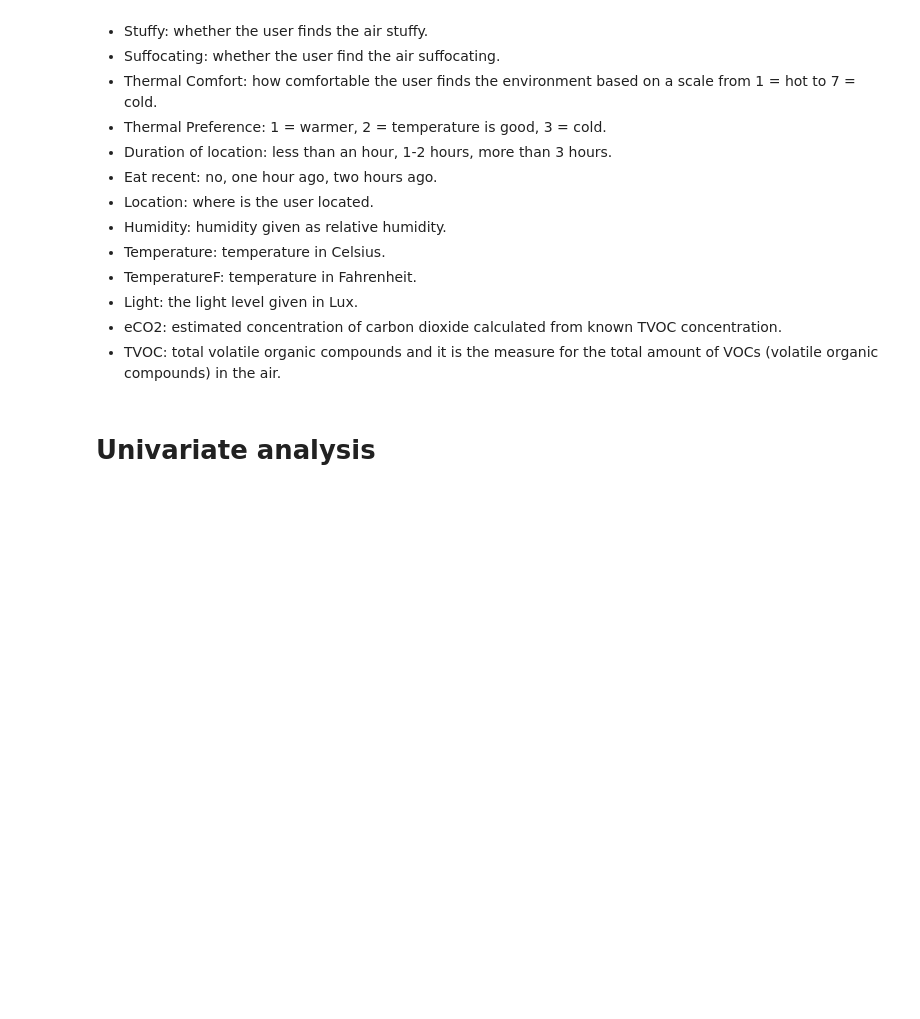
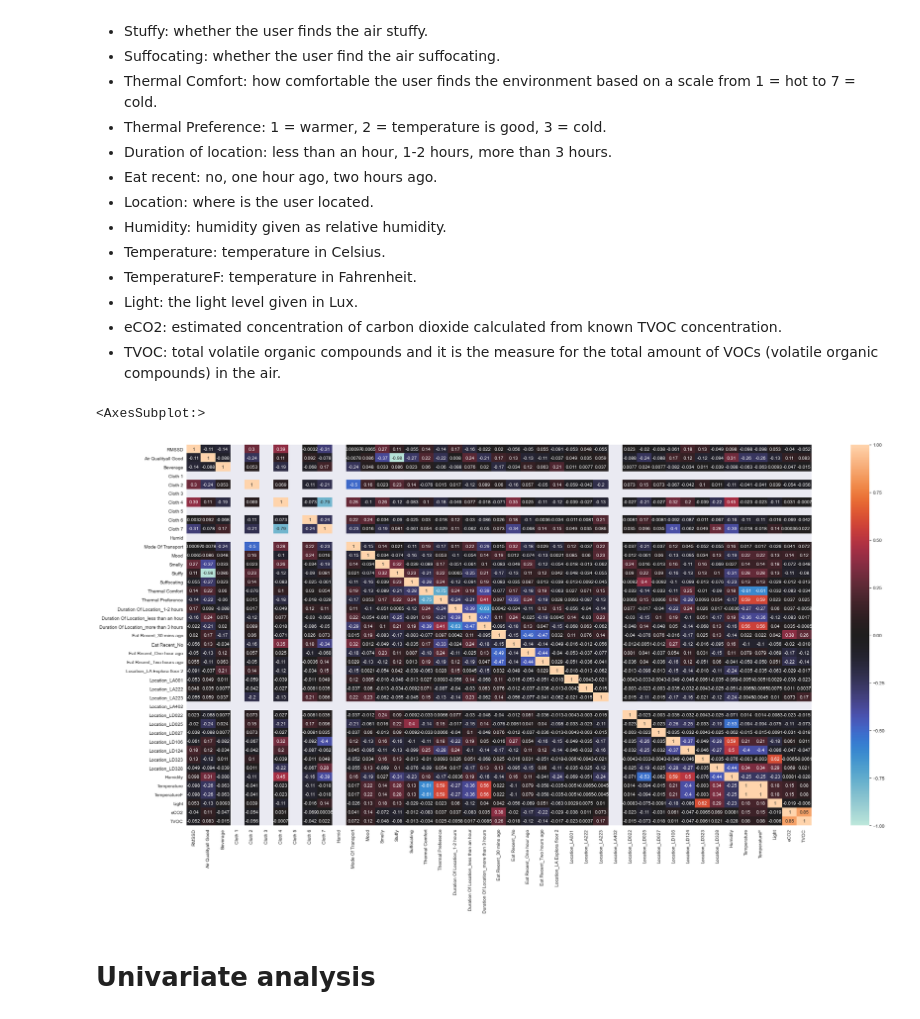
Before and after one commit to AvansETI/SmartGridAI, a Jupyter notebook: B4B Human Well-being using HRV/b4b-comfort-model/Univariate analysis.ipynb, the cells around one changed output. Drawn from its saved outputs; the diff is of its cells as text; code cells hidden in the pictures; blank space fills up the shorter version.

```diff
--- a/B4B Human Well-being using HRV/b4b-comfort-model/Univariate analysis.ipynb
+++ b/B4B Human Well-being using HRV/b4b-comfort-model/Univariate analysis.ipynb
@@ -49,8 +49,11 @@ Columns:
 - eCO2: estimated concentration of carbon dioxide calculated from known TVOC concentration.
 - TVOC: total volatile organic compounds and it is the measure for the total amount of VOCs (volatile organic compounds) in the air.
 # %%
-# plt.figure(figsize=(30, 15))
-# sns.heatmap(df.corr(), annot=True, vmin=-1, vmax=1, center=0)
+plt.figure(figsize=(30, 15))
+sns.heatmap(df.corr(), annot=True, vmin=-1, vmax=1, center=0)
+# %% [output]
+<AxesSubplot:>
+[figure, added]
 # %% [markdown]
 # Univariate analysis
 # %% [markdown]
```
Also changed, not shown: parts of 42 cells of this notebook, 2 other files.
